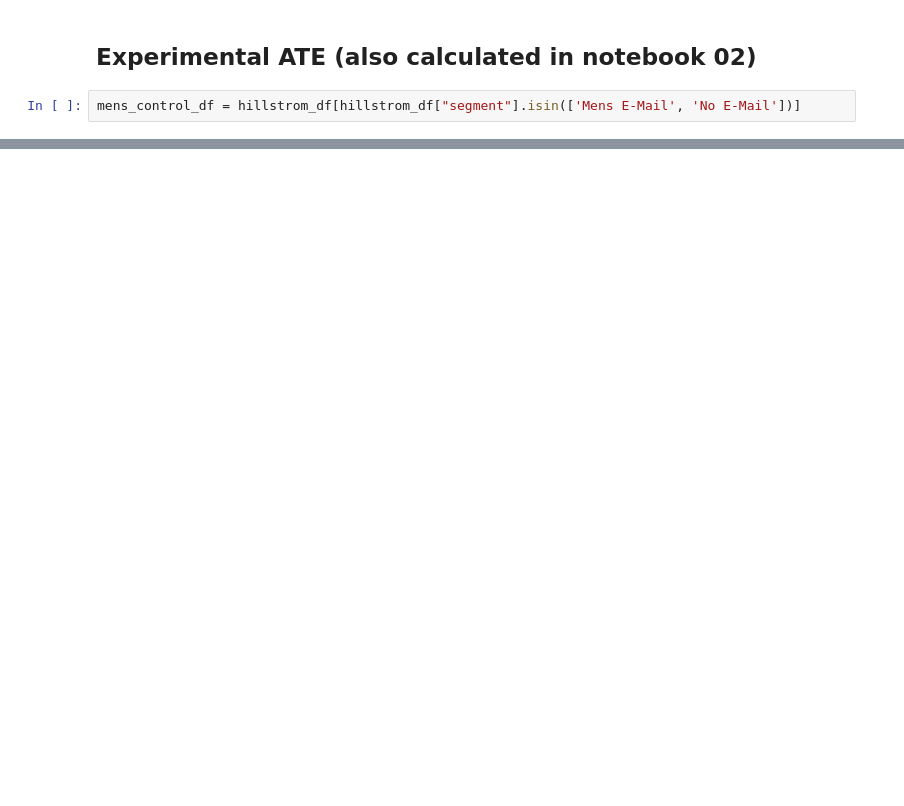
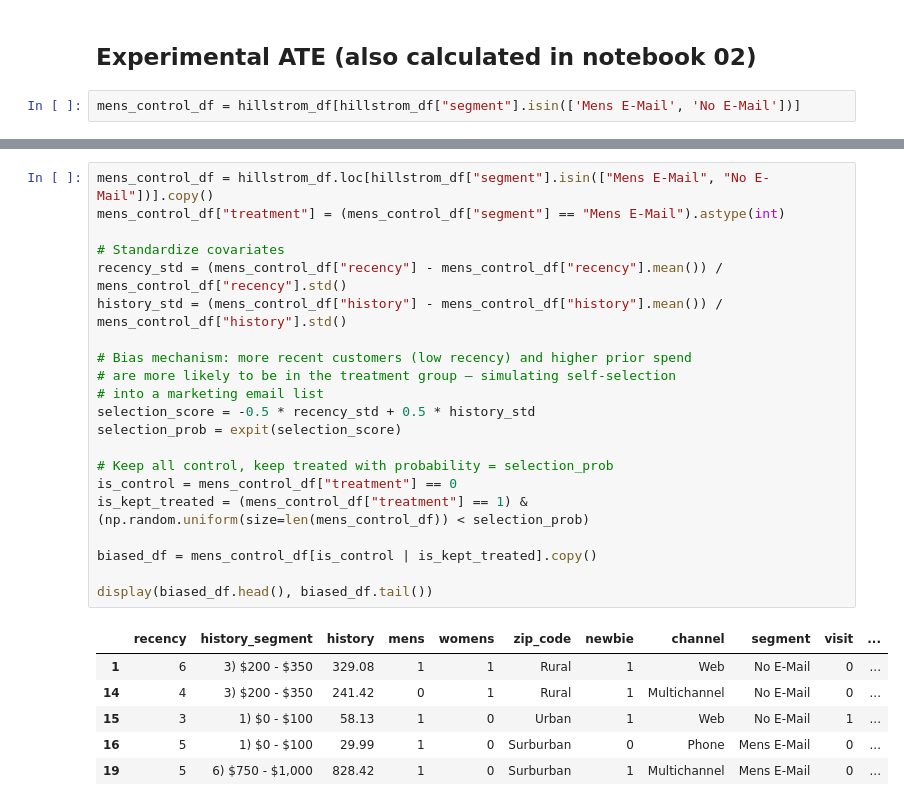
Before and after one commit to dpolioudakis/ab-testing-causal-inference, a Jupyter notebook: notebooks/06_causal_inference.ipynb, the cells around one changed output, grey strips where cells are left out. Cells and saved outputs as stored; diff of their text form; blank space fills up the shorter version.

```diff
--- a/notebooks/06_causal_inference.ipynb
+++ b/notebooks/06_causal_inference.ipynb
@@ -120,0 +153,28 @@ pd.DataFrame(results)
+# %%
+mens_control_df = hillstrom_df.loc[hillstrom_df["segment"].isin(["Mens E-Mail", "No E-Mail"])].copy()
+mens_control_df["treatment"] = (mens_control_df["segment"] == "Mens E-Mail").astype(int)
+
+# Standardize covariates
+recency_std = (mens_control_df["recency"] - mens_control_df["recency"].mean()) / mens_control_df["recency"].std()
+history_std = (mens_control_df["history"] - mens_control_df["history"].mean()) / mens_control_df["history"].std()
+
+# Bias mechanism: more recent customers (low recency) and higher prior spend
+# are more likely to be in the treatment group — simulating self-selection
+# into a marketing email list
+selection_score = -0.5 * recency_std + 0.5 * history_std
+selection_prob = expit(selection_score)
+
+# Keep all control, keep treated with probability = selection_prob
+is_control = mens_control_df["treatment"] == 0
+is_kept_treated = (mens_control_df["treatment"] == 1) & (np.random.uniform(size=len(mens_control_df)) < selection_prob)
+
+biased_df = mens_control_df[is_control | is_kept_treated].copy()
+
+display(biased_df.head(), biased_df.tail())
+# %% [output]
+|  | recency | history_segment | history | mens | womens | zip_code | newbie | channel | segment | visit | ... |
+| 1 | 6 | 3) $200 - $350 | 329.08 | 1 | 1 | Rural | 1 | Web | No E-Mail | 0 | ... |
+| 14 | 4 | 3) $200 - $350 | 241.42 | 0 | 1 | Rural | 1 | Multichannel | No E-Mail | 0 | ... |
+| 15 | 3 | 1) $0 - $100 | 58.13 | 1 | 0 | Urban | 1 | Web | No E-Mail | 1 | ... |
+| 16 | 5 | 1) $0 - $100 | 29.99 | 1 | 0 | Surburban | 0 | Phone | Mens E-Mail | 0 | ... |
+| 19 | 5 | 6) $750 - $1,000 | 828.42 | 1 | 0 | Surburban | 1 | Multichannel | Mens E-Mail | 0 | ... |
```
Also changed, not shown: parts of 25 cells of this notebook.
